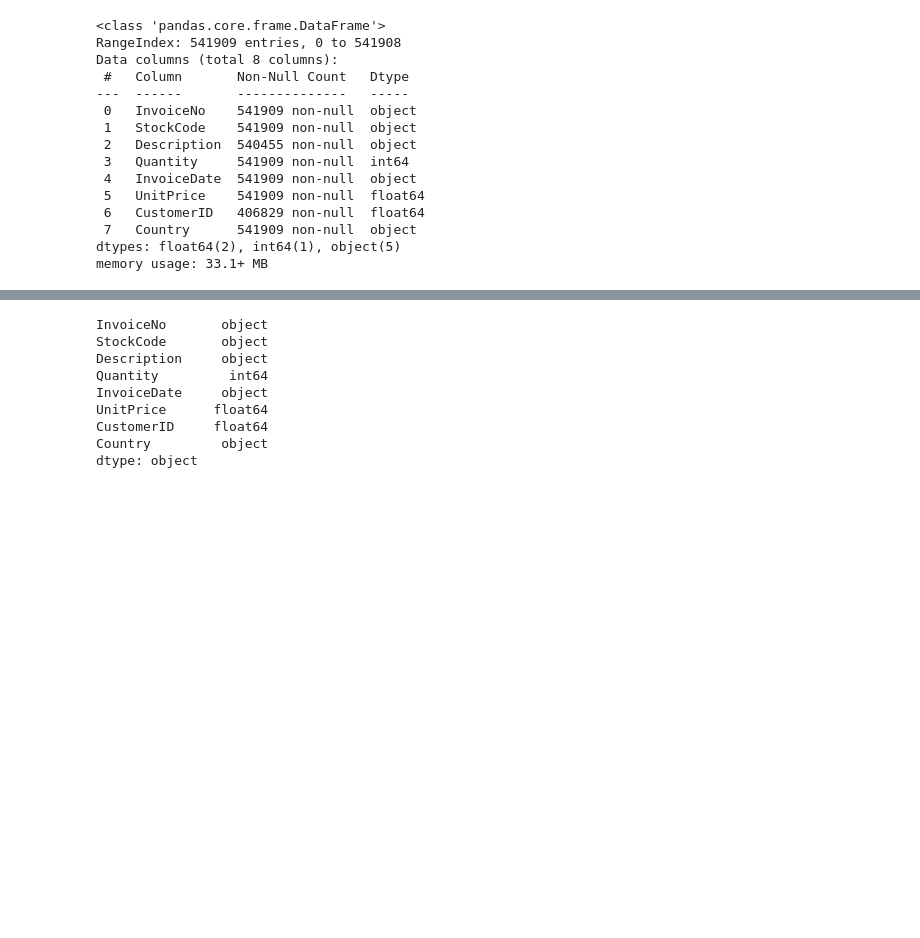
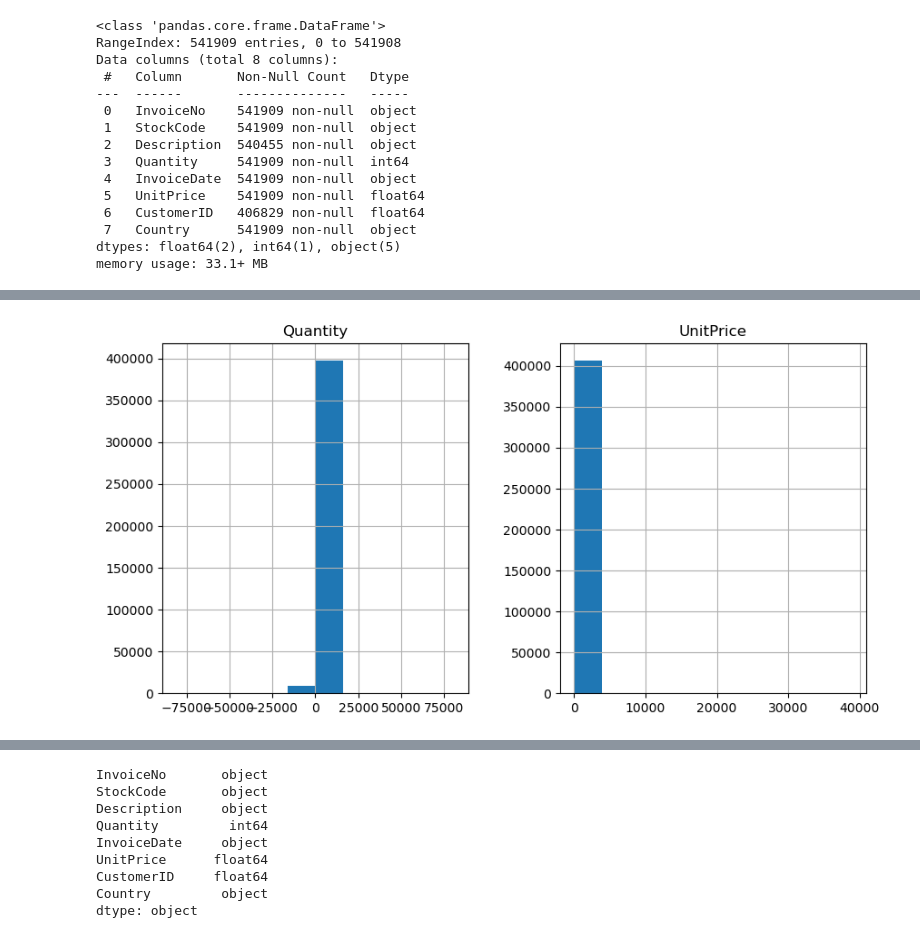
Before and after one commit to moyinajayi/Retail_customer_Clustering, a Jupyter notebook: OnlineSales.ipynb, the cells around one changed output, grey strips where cells are left out. Drawn from its saved outputs; the diff is of its cells as text; code cells hidden in the pictures; blank space fills up the shorter version.

```diff
--- a/OnlineSales.ipynb
+++ b/OnlineSales.ipynb
@@ -70,0 +76,5 @@ array(['United Kingdom', 'France', 'Australia', 'Netherlands', 'Germany',
+# %%
+df[['Quantity','UnitPrice']].hist(figsize=(10,5))
+plt.show()
+# %% [output]
+[figure, added]
```
Also changed, not shown: parts of 34 cells of this notebook.
